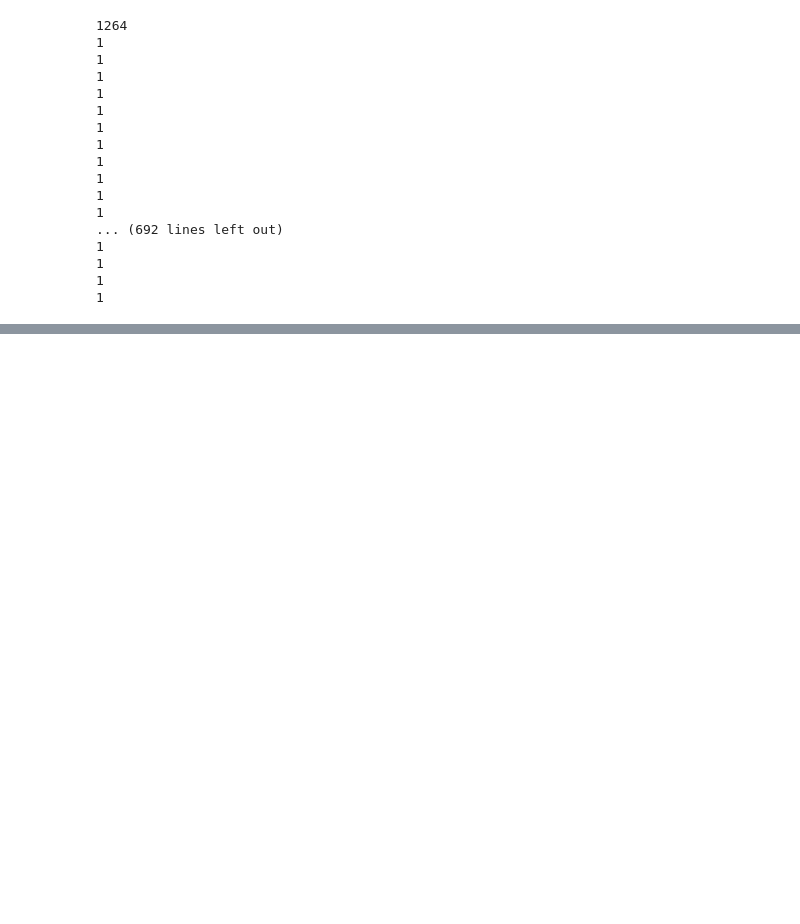
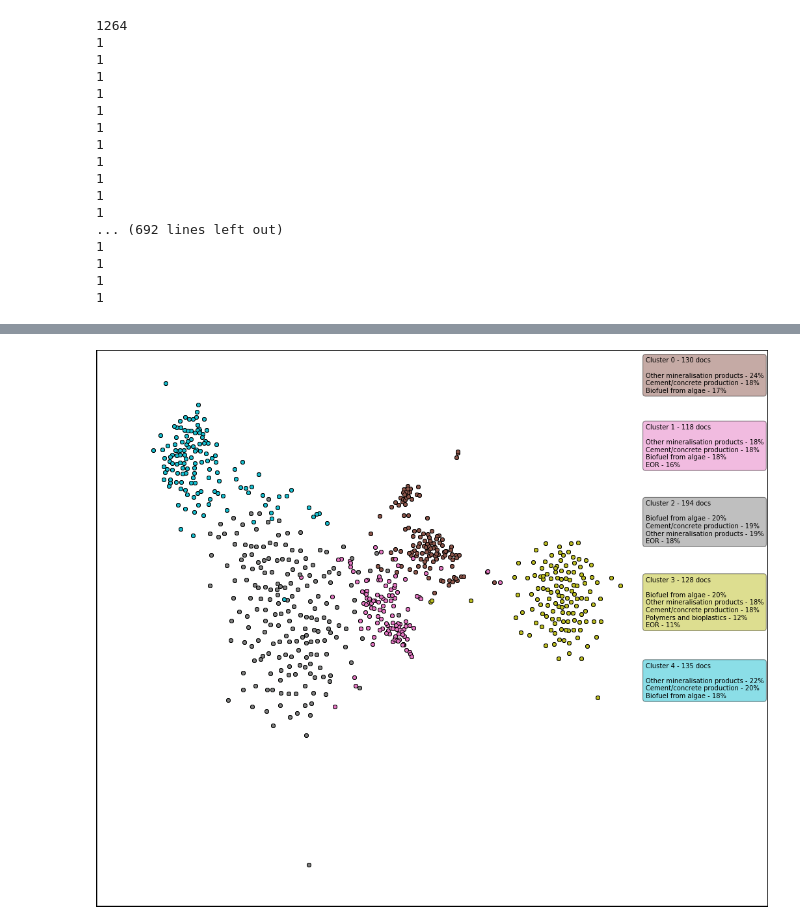
Before and after one commit to mcc-apsis/CCU, a Jupyter notebook: bib_matrix.ipynb, the cells around one changed output, grey strips where cells are left out. Cells and saved outputs as stored; diff of their text form; code cells hidden in the pictures; blank space fills up the shorter version.

Commit message:
updated bib networks

```diff
--- a/bib_matrix.ipynb
+++ b/bib_matrix.ipynb
@@ -311,0 +308,17 @@ q.project.id
+# %%
+fig, ax = plt.subplots(figsize=(12,12),edgecolor="black",frameon=True,linewidth=4)
+
+draw_network(ax, g, positions, [], clusters=cl, rev_m_dict=rev_m_dict,pos="right")
+#draw_network(ax, g, positions, [])
+
+fig.tight_layout()
+
+plt.savefig(f"plots/citation_networks/bibgraph_couple_forceatlas_fastgreedy_{qid}_{max_year}.svg")
+plt.savefig(
+    f"plots/citation_networks/bibgraph_couple_forceatlas_fastgreedy_{qid}_{max_year}.png",
+    bbox_inches="tight"
+)
+
+plt.show()
+# %% [output]
+[figure, added]
```
Also changed, not shown: parts of 8 cells of this notebook, 4 other files.
